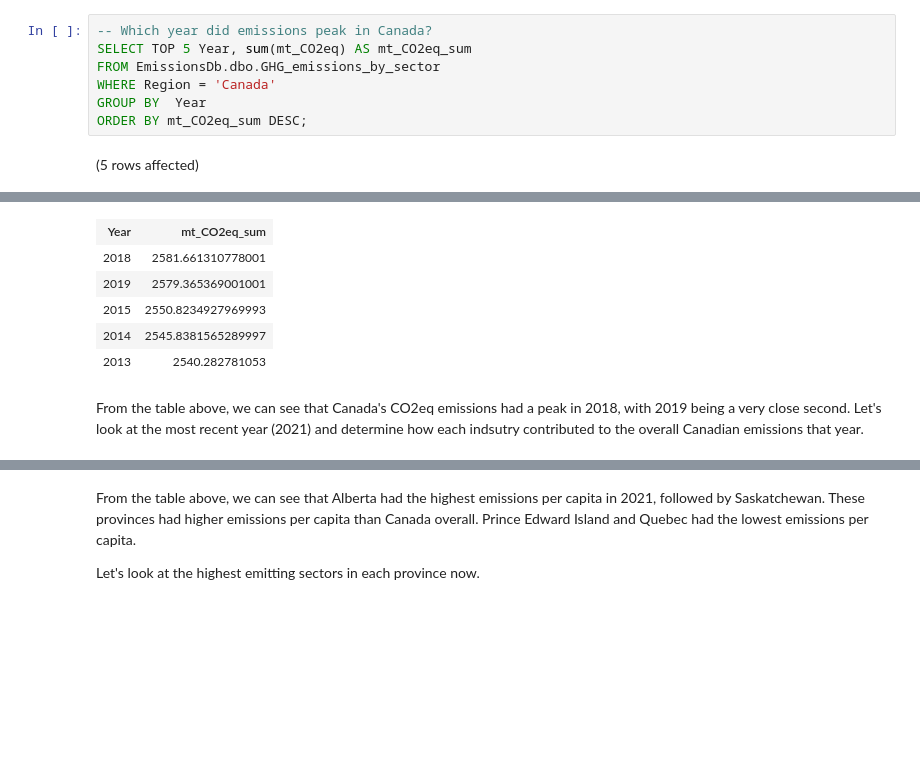
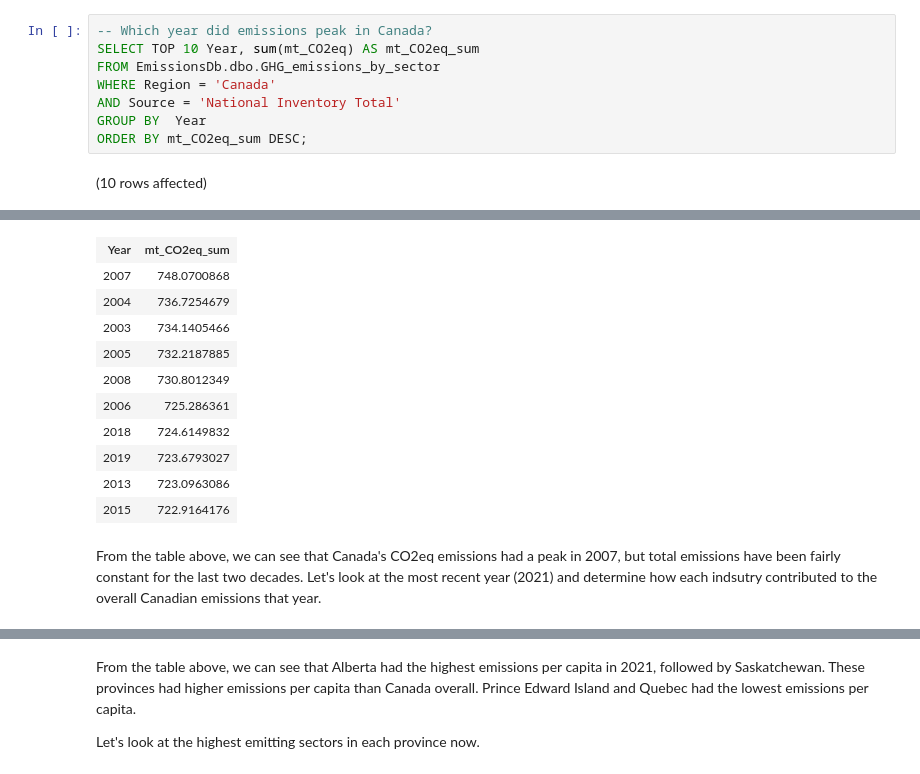
Before and after one commit to grahamgreene88/Canada-Emissions, a Jupyter notebook: SQL_GHG_notebook.ipynb, the cells around one changed output, grey strips where cells are left out. Cells and saved outputs as stored; diff of their text form; blank space fills up the shorter version.

```diff
--- a/SQL_GHG_notebook.ipynb
+++ b/SQL_GHG_notebook.ipynb
@@ -16,9 +12,10 @@ Total execution time: 00:00:00.015
 # %%
 -- Which year did emissions peak in Canada?
-SELECT TOP 5 Year, sum(mt_CO2eq) AS mt_CO2eq_sum
+SELECT TOP 10 Year, sum(mt_CO2eq) AS mt_CO2eq_sum
 FROM EmissionsDb.dbo.GHG_emissions_by_sector
 WHERE Region = 'Canada'
+AND Source = 'National Inventory Total'
 GROUP BY  Year
 ORDER BY mt_CO2eq_sum DESC;
 # %% [output]
-(5 rows affected)
+(10 rows affected)
@@ -26,11 +23,16 @@ Total execution time: 00:00:00.099
 | Year | mt_CO2eq_sum |
-| 2018 | 2581.661310778001 |
-| 2019 | 2579.365369001001 |
-| 2015 | 2550.8234927969993 |
-| 2014 | 2545.8381565289997 |
-| 2013 | 2540.282781053 |
+| 2007 | 748.0700868 |
+| 2004 | 736.7254679 |
+| 2003 | 734.1405466 |
+| 2005 | 732.2187885 |
+| 2008 | 730.8012349 |
+| 2006 | 725.286361 |
+| 2018 | 724.6149832 |
+| 2019 | 723.6793027 |
+| 2013 | 723.0963086 |
+| 2015 | 722.9164176 |
 # %% [markdown]
-From the table above, we can see that Canada's CO2eq emissions had a peak in 2018, with 2019 being a very close second. Let's look at the most recent year (2021) and determine how each indsutry contributed to the overall Canadian emissions that year.
+From the table above, we can see that Canada's CO2eq emissions had a peak in 2007, but total emissions have been fairly constant for the last two decades. Let's look at the most recent year (2021) and determine how each indsutry contributed to the overall Canadian emissions that year.
 # %%
 SELECT Source AS sector, SUM(mt_CO2eq) AS emissions
 FROM EmissionsDb.dbo.GHG_emissions_by_sector
```
Also changed, not shown: parts of 7 cells of this notebook, 3 other files.
